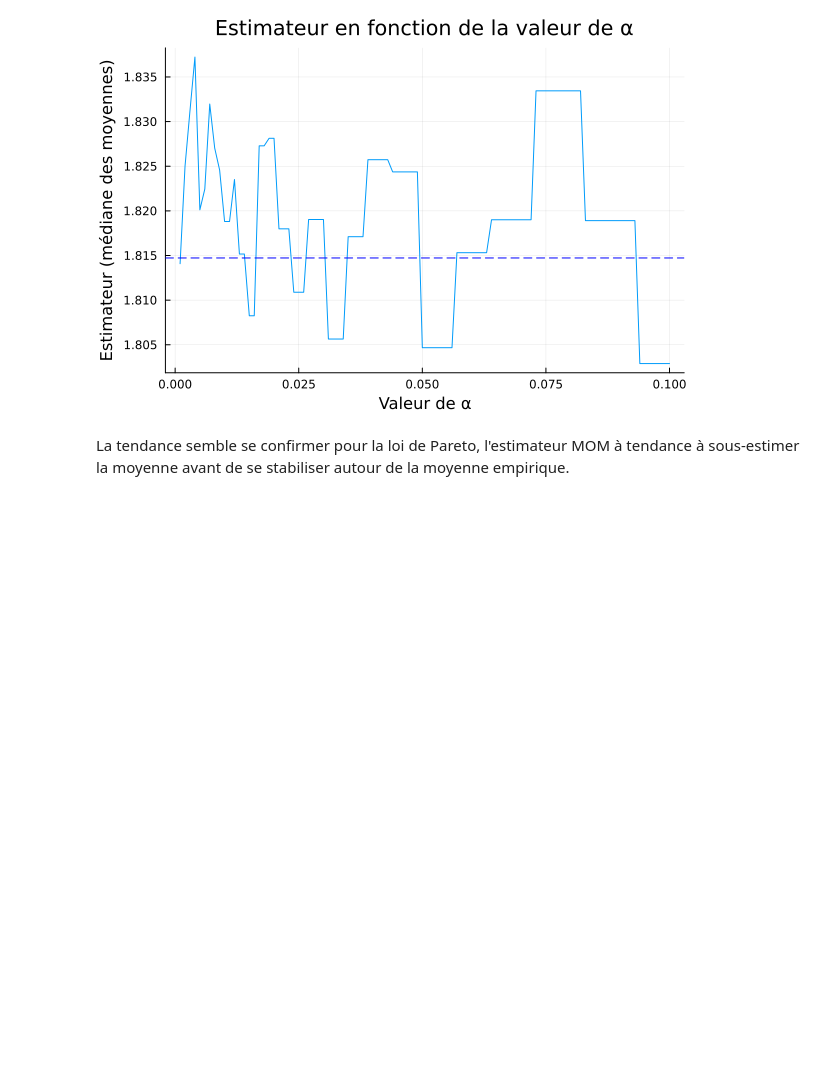
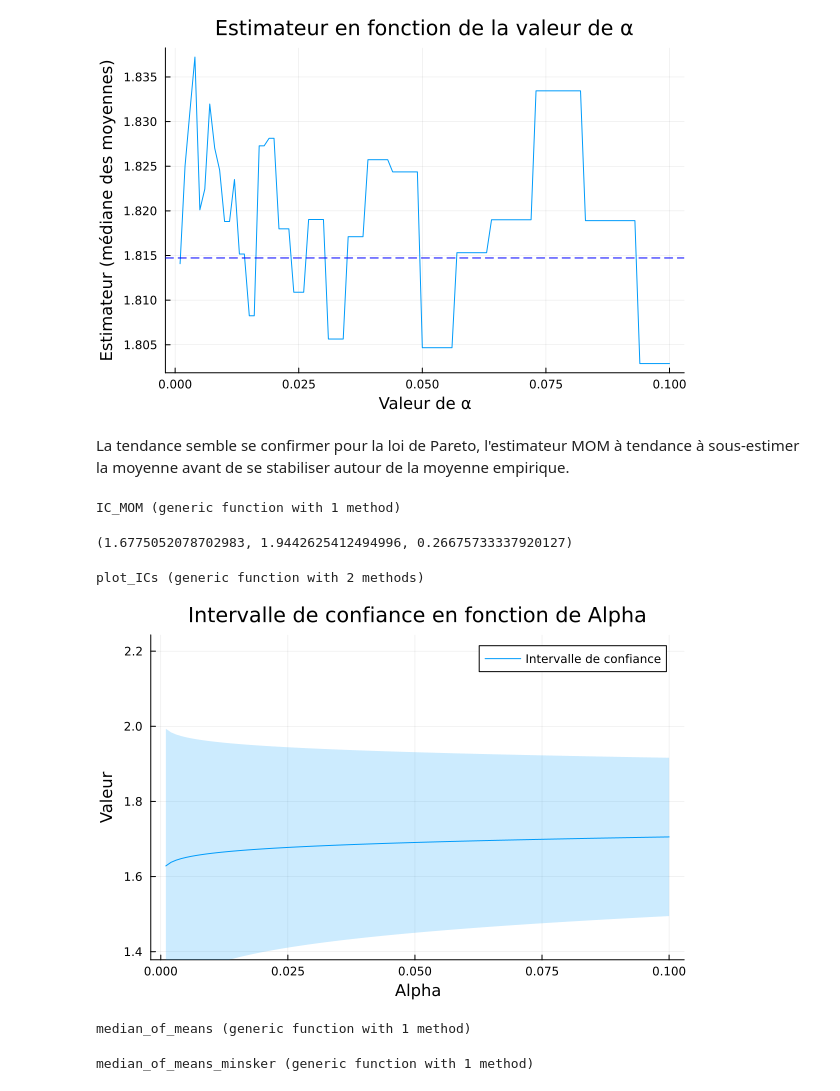
Before and after one commit to Arthur-tena/Projet_estimateurs_robustes, a Jupyter notebook: Plot_MOM.ipynb, the cells around one changed output. Drawn from its saved outputs; the diff is of its cells as text; code cells hidden in the pictures; blank space fills up the shorter version.

Commit message:
ajout des IC et de MOM_Minsker

```diff
--- a/Plot_MOM.ipynb
+++ b/Plot_MOM.ipynb
@@ -266,3 +267,82 @@ hline!([mean(data3)], color=:blue, linestyle=:dash, label="y = mean(data1)")
 [figure]
 # %% [markdown]
 La tendance semble se confirmer pour la loi de Pareto, l'estimateur MOM à tendance à sous-estimer la moyenne avant de se stabiliser autour de la moyenne empirique.
+# %%
+
+function IC_MOM(X, alpha)
+    μ = median_of_means_opt(X)
+    σ = std(X)  # Calcul de l'écart-type de l'échantillon X
+    sup = μ + σ * sqrt(32 * log(1 / alpha) / length(X))
+    inf = μ - σ * sqrt(32 * log(1 / alpha) / length(X))
+    return inf, sup,sup-inf
+end
+# %% [output]
+IC_MOM (generic function with 1 method)
+# %%
+IC_MOM(data3,0.025)
+# %% [output]
+(1.6775052078702983, 1.9442625412494996, 0.26675733337920127)
+# %%
+function plot_ICs(X,k)
+    ICs = []
+    alphas = 0.001:0.001:0.1
+    for alpha in alphas
+        μ = median_of_means_opt(X)
+        σ = std(X)  # Calcul de l'écart-type de l'échantillon X
+        sup = μ + σ * sqrt(32 * log(1 / alpha) / length(X))
+        inf = μ - σ * sqrt(32 * log(1 / alpha) / length(X))
+        push!(ICs, (inf, sup))
+    end
+
+    # Extraction des bornes inférieures et supérieures de chaque intervalle
+    inf_values = [ic[1] for ic in ICs]
+    sup_values = [ic[2] for ic in ICs]
+
+    # Tracer l'intervalle de confiance en fonction de alpha
+    plot(alphas, inf_values, ribbon=(sup_values.-inf_values), fillalpha=0.2, label="Intervalle de confiance", xlabel="Alpha", ylabel="Valeur", title="Intervalle de confiance en fonction de Alpha")
+    # Définir la plage des valeurs sur l'axe des ordonnées
+    ylims!(minimum(inf_values) - 0.25, maximum(sup_values) + 0.25)
+end
+# %% [output]
+plot_ICs (generic function with 2 methods)
+# %%
+plot_ICs(data3,25)
+# %% [output]
+[figure, added]
+# %%
+# Estimateur classique où l'on choisit le nombre de blocks
+
+function median_of_means(X, k)
+    if k > length(X)
+        k = ceil(Int, length(seq) / 2)
+    end
+    indic = repeat(1:k, inner = div(length(X), k))
+    indic = indic[randperm(length(indic))]  # Mélange les indices aléatoirement
+    moyennes = [mean(X[indic .== block]) for block in 1:k]
+    return median(moyennes)
+end
+# %% [output]
+median_of_means (generic function with 1 method)
+# %%
+#Estimateur  Minsker
+
+function median_of_means_minsker(X, k)
+    if k > length(X)
+        k = ceil(Int, length(X) / 2)
+    end
+
+    n = length(X)
+    all_combinations = collect(combinations(1:n, k))
+    means_vector = Float64[]
+
+    for combination in all_combinations
+        indic = falses(n)
+        indic[combination] .= true
+        moyennes = [mean(X[indic .== true]) for _ in 1:k]
+        push!(means_vector, mean(moyennes))
+    end
+
+    return median(means_vector)
+end
+# %% [output]
+median_of_means_minsker (generic function with 1 method)
```
Also changed, not shown: parts of 2 cells of this notebook.
